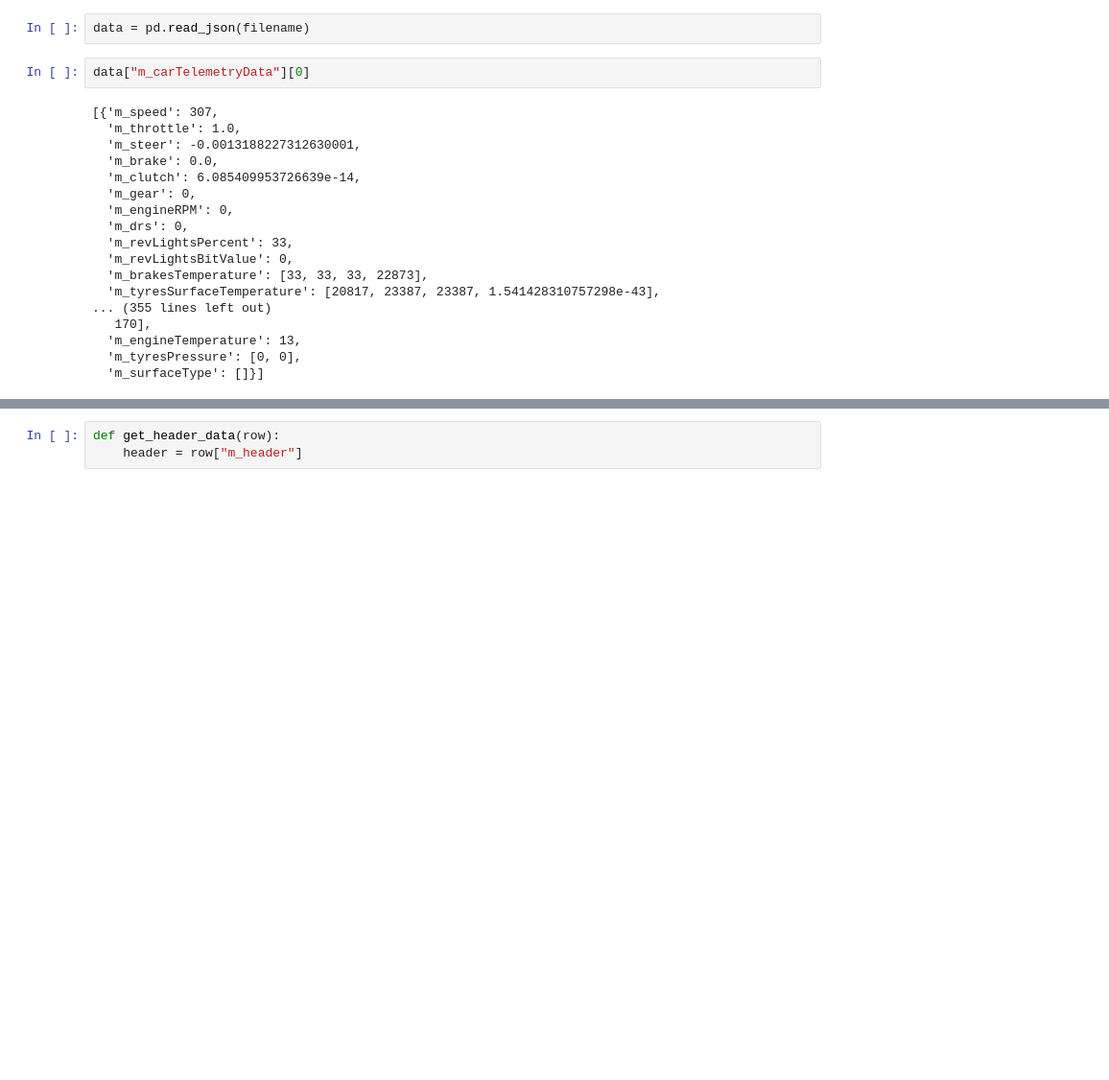
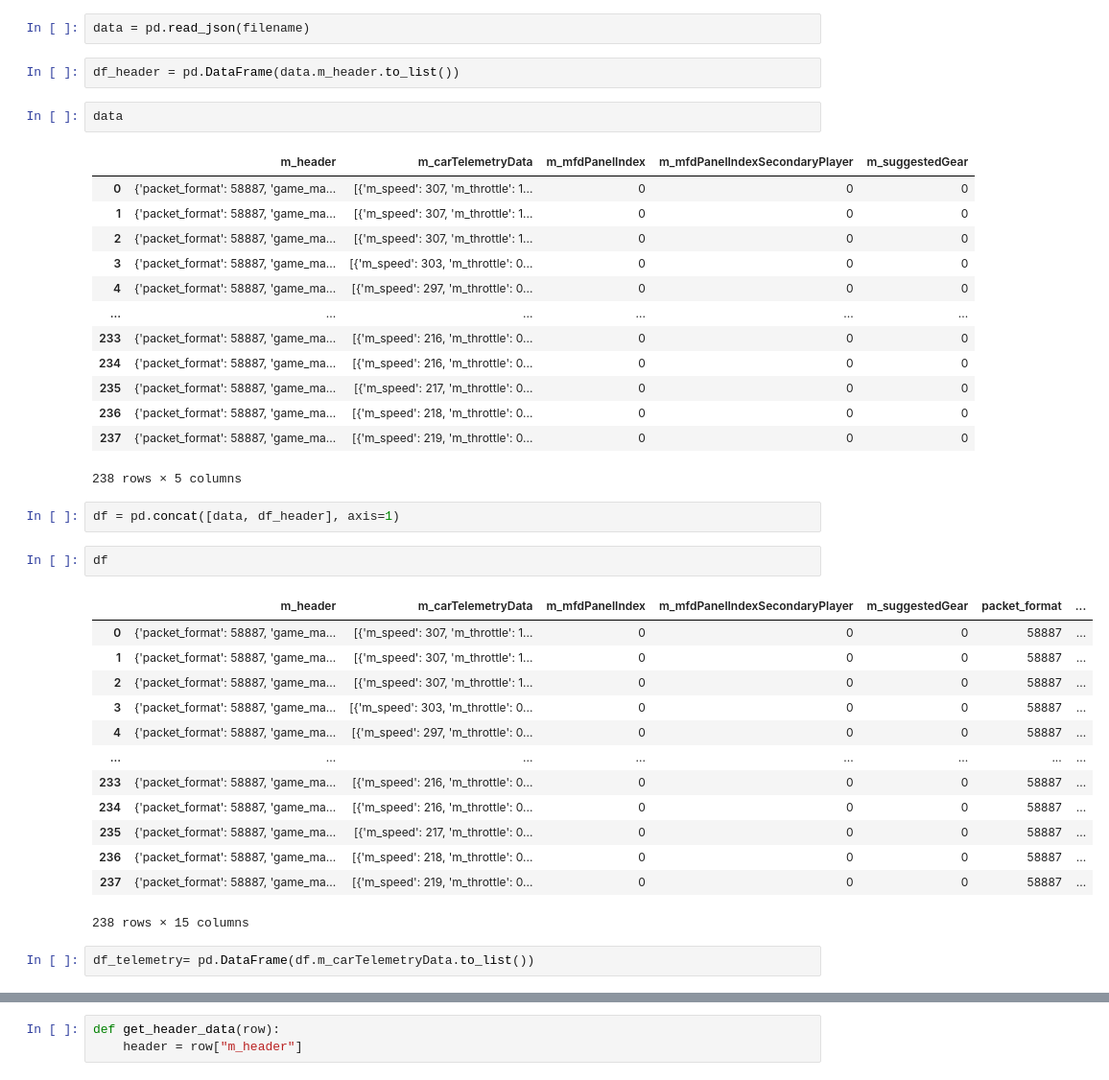
Before and after one commit to KhalilSayah/f122_connection, a Jupyter notebook: Telemetry.ipynb, the cells around one changed output, grey strips where cells are left out. Shown at 96% size. Drawn from its saved outputs; the diff is of its cells as text; blank space fills up the shorter version.

```diff
--- a/Telemetry.ipynb
+++ b/Telemetry.ipynb
@@ -5,23 +5,41 @@ import json
 filename = "exported_data.json"
 # %%
 data = pd.read_json(filename)
+# %%
+df_header = pd.DataFrame(data.m_header.to_list())
 # %%
-data["m_carTelemetryData"][0]
+data
 # %% [output]
+|  | m_header | m_carTelemetryData | m_mfdPanelIndex | m_mfdPanelIndexSecondaryPlayer | m_suggestedGear |
+| 0 | {'packet_format': 58887, 'game_ma... | [{'m_speed': 307, 'm_throttle': 1... | 0 | 0 | 0 |
+| 1 | {'packet_format': 58887, 'game_ma... | [{'m_speed': 307, 'm_throttle': 1... | 0 | 0 | 0 |
+| 2 | {'packet_format': 58887, 'game_ma... | [{'m_speed': 307, 'm_throttle': 1... | 0 | 0 | 0 |
+| 3 | {'packet_format': 58887, 'game_ma... | [{'m_speed': 303, 'm_throttle': 0... | 0 | 0 | 0 |
+| 4 | {'packet_format': 58887, 'game_ma... | [{'m_speed': 297, 'm_throttle': 0... | 0 | 0 | 0 |
+| ... | ... | ... | ... | ... | ... |
+| 233 | {'packet_format': 58887, 'game_ma... | [{'m_speed': 216, 'm_throttle': 0... | 0 | 0 | 0 |
+| 234 | {'packet_format': 58887, 'game_ma... | [{'m_speed': 216, 'm_throttle': 0... | 0 | 0 | 0 |
+| 235 | {'packet_format': 58887, 'game_ma... | [{'m_speed': 217, 'm_throttle': 0... | 0 | 0 | 0 |
+| 236 | {'packet_format': 58887, 'game_ma... | [{'m_speed': 218, 'm_throttle': 0... | 0 | 0 | 0 |
+| 237 | {'packet_format': 58887, 'game_ma... | [{'m_speed': 219, 'm_throttle': 0... | 0 | 0 | 0 |
-[{'m_speed': 307,
-  'm_throttle': 1.0,
-  'm_steer': -0.0013188227312630001,
-  'm_brake': 0.0,
-  'm_clutch': 6.085409953726639e-14,
-  'm_gear': 0,
-  'm_engineRPM': 0,
-  'm_drs': 0,
-  'm_revLightsPercent': 33,
-  'm_revLightsBitValue': 0,
-  'm_brakesTemperature': [33, 33, 33, 22873],
-  'm_tyresSurfaceTemperature': [20817, 23387, 23387, 1.541428310757298e-43],
-... (355 lines left out)
-   170],
-  'm_engineTemperature': 13,
-  'm_tyresPressure': [0, 0],
-  'm_surfaceType': []}]
+238 rows × 5 columns
+# %%
+df = pd.concat([data, df_header], axis=1)
+# %%
+df
+# %% [output]
+|  | m_header | m_carTelemetryData | m_mfdPanelIndex | m_mfdPanelIndexSecondaryPlayer | m_suggestedGear | packet_format | ... |
+| 0 | {'packet_format': 58887, 'game_ma... | [{'m_speed': 307, 'm_throttle': 1... | 0 | 0 | 0 | 58887 | ... |
+| 1 | {'packet_format': 58887, 'game_ma... | [{'m_speed': 307, 'm_throttle': 1... | 0 | 0 | 0 | 58887 | ... |
+| 2 | {'packet_format': 58887, 'game_ma... | [{'m_speed': 307, 'm_throttle': 1... | 0 | 0 | 0 | 58887 | ... |
+| 3 | {'packet_format': 58887, 'game_ma... | [{'m_speed': 303, 'm_throttle': 0... | 0 | 0 | 0 | 58887 | ... |
+| 4 | {'packet_format': 58887, 'game_ma... | [{'m_speed': 297, 'm_throttle': 0... | 0 | 0 | 0 | 58887 | ... |
+| ... | ... | ... | ... | ... | ... | ... | ... |
+| 233 | {'packet_format': 58887, 'game_ma... | [{'m_speed': 216, 'm_throttle': 0... | 0 | 0 | 0 | 58887 | ... |
+| 234 | {'packet_format': 58887, 'game_ma... | [{'m_speed': 216, 'm_throttle': 0... | 0 | 0 | 0 | 58887 | ... |
+| 235 | {'packet_format': 58887, 'game_ma... | [{'m_speed': 217, 'm_throttle': 0... | 0 | 0 | 0 | 58887 | ... |
+| 236 | {'packet_format': 58887, 'game_ma... | [{'m_speed': 218, 'm_throttle': 0... | 0 | 0 | 0 | 58887 | ... |
+| 237 | {'packet_format': 58887, 'game_ma... | [{'m_speed': 219, 'm_throttle': 0... | 0 | 0 | 0 | 58887 | ... |
+238 rows × 15 columns
+# %%
+df_telemetry= pd.DataFrame(df.m_carTelemetryData.to_list())
```
Also changed, not shown: parts of 3 cells of this notebook, 5 other files.
